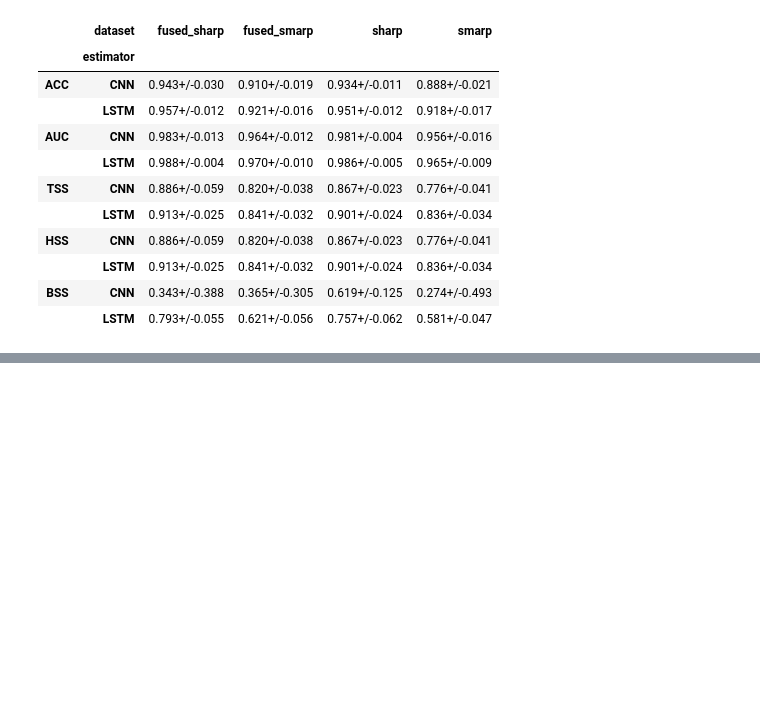
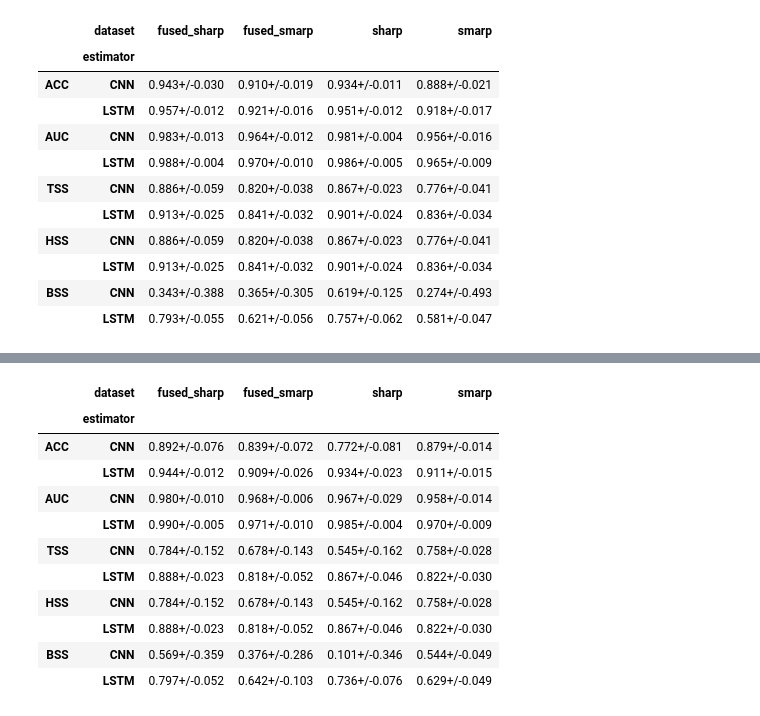
Before and after one commit to ZeyuSun/flare-prediction-smarp, a Jupyter notebook: notebooks/mlflow_results.ipynb, the cells around one changed output, grey strips where cells are left out. Cells and saved outputs as stored; diff of their text form; code cells hidden in the pictures; blank space fills up the shorter version.

```diff
--- a/notebooks/mlflow_results.ipynb
+++ b/notebooks/mlflow_results.ipynb
@@ -1202,0 +1248,15 @@ dirs = tensorboard
+# %%
+organize(runs, std=True)
+# %% [output]
+|  | dataset | fused_sharp | fused_smarp | sharp | smarp |
+|  | estimator |  |  |  |  |
+| ACC | CNN | 0.892+/-0.076 | 0.839+/-0.072 | 0.772+/-0.081 | 0.879+/-0.014 |
+|  | LSTM | 0.944+/-0.012 | 0.909+/-0.026 | 0.934+/-0.023 | 0.911+/-0.015 |
+| AUC | CNN | 0.980+/-0.010 | 0.968+/-0.006 | 0.967+/-0.029 | 0.958+/-0.014 |
+|  | LSTM | 0.990+/-0.005 | 0.971+/-0.010 | 0.985+/-0.004 | 0.970+/-0.009 |
+| TSS | CNN | 0.784+/-0.152 | 0.678+/-0.143 | 0.545+/-0.162 | 0.758+/-0.028 |
+|  | LSTM | 0.888+/-0.023 | 0.818+/-0.052 | 0.867+/-0.046 | 0.822+/-0.030 |
+| HSS | CNN | 0.784+/-0.152 | 0.678+/-0.143 | 0.545+/-0.162 | 0.758+/-0.028 |
+|  | LSTM | 0.888+/-0.023 | 0.818+/-0.052 | 0.867+/-0.046 | 0.822+/-0.030 |
+| BSS | CNN | 0.569+/-0.359 | 0.376+/-0.286 | 0.101+/-0.346 | 0.544+/-0.049 |
+|  | LSTM | 0.797+/-0.052 | 0.642+/-0.103 | 0.736+/-0.076 | 0.629+/-0.049 |
```
Also changed, not shown: parts of 13 cells of this notebook.
